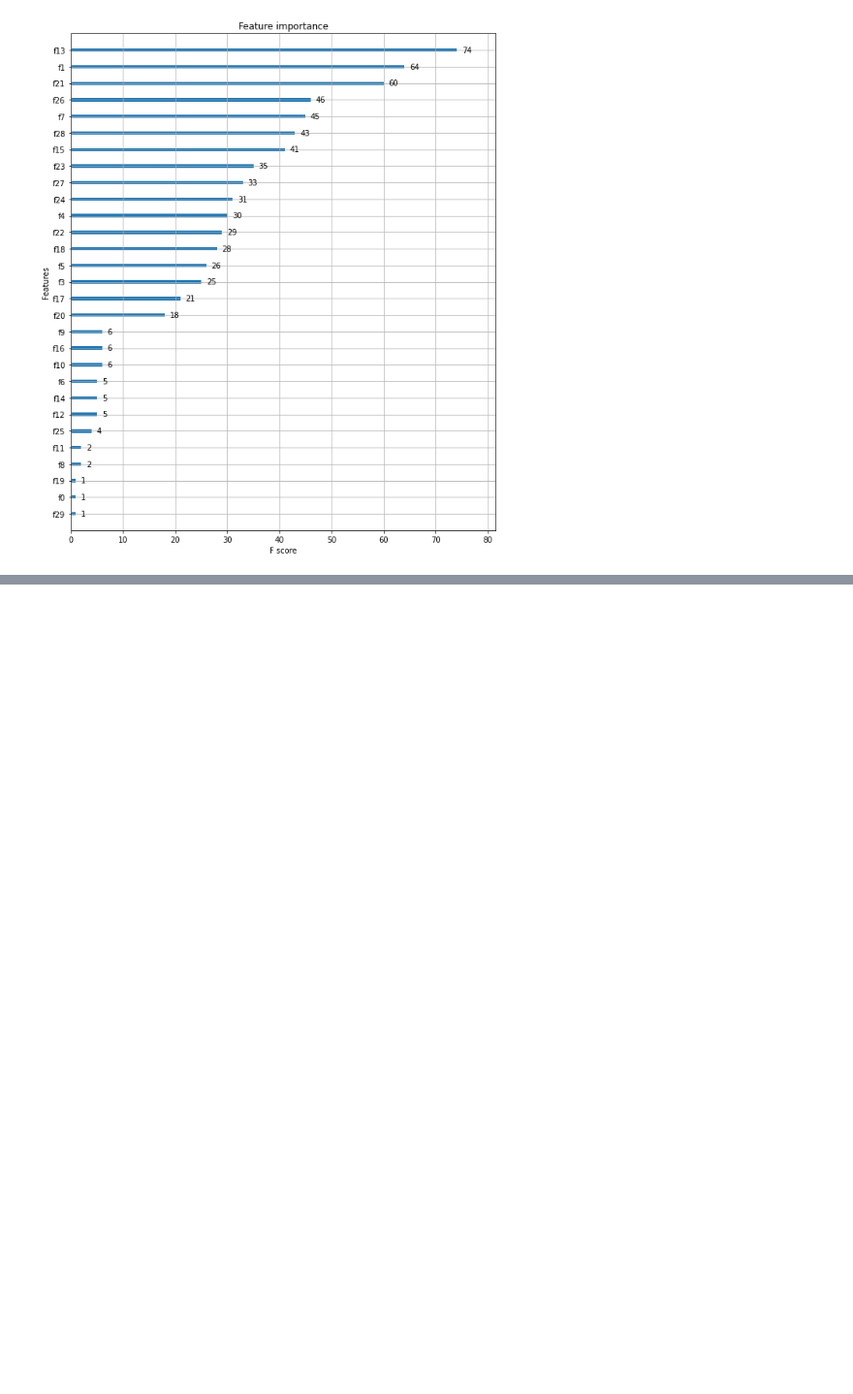
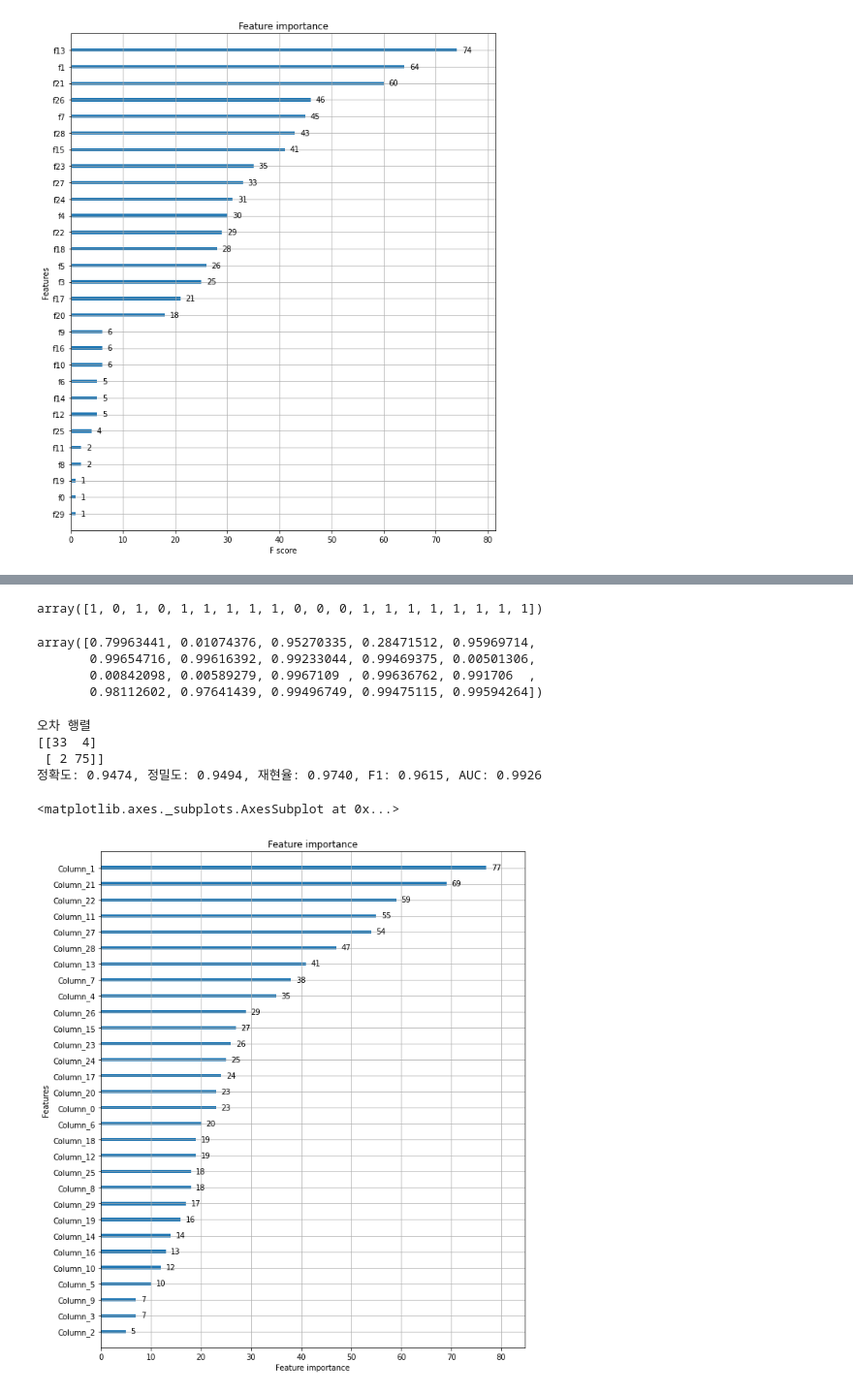
Before and after one commit to hyomin14/ML_practice, a Jupyter notebook: 04_Classification/Chapter4_ensemble.ipynb, the cells around one changed output, grey strips where cells are left out. Shown: that part at 97% size. Cells and saved outputs as stored; diff of their text form; code cells hidden in the pictures; blank space fills up the shorter version.

```diff
--- a/04_Classification/Chapter4_ensemble.ipynb
+++ b/04_Classification/Chapter4_ensemble.ipynb
@@ -476,0 +486,24 @@ plot_importance(xgb_wrapper, ax=ax)
+# %%
+#LightGBM의 파이썬 패키지인 lightgbm에서 LGBMClassifier import
+from lightgbm import LGBMClassifier
+
+import pandas as pd
+import numpy as np
+from sklearn.datasets import load_breast_cancer
+from sklearn.model_selection import train_test_split
+
+dataset = load_breast_cancer()
+ftr = dataset.data
+target = dataset.target
+
+#전체 데이터 중 80%는 학습용 데이터, 20%는 테스트용 데이터 추출
+X_train, X_test, y_train, y_test = train_test_split(ftr, target, test_size=0.2, random_state=156)
+
+#앞서 XGBoost와 동일하게 n_estimators는 400 설정
+lgbm_wrapper = LGBMClassifier(n_estimators=400)
+
+#LightGBM도 XGBoost와 동일하게 조기 중단 수행 가능
+evals = [(X_test, y_test)]
+lgbm_wrapper.fit(X_train, y_train, early_stopping_rounds=100, eval_metric="logloss", eval_set=evals, verbose=True)
+preds = lgbm_wrapper.predict(X_test)
+pred_proba = lgbm_wrapper.predict_proba(X_test)[:, 1]
@@ -476,0 +528,29 @@ plot_importance(xgb_wrapper, ax=ax)
+# %%
+preds[:20]
+# %% [output]
+array([1, 0, 1, 0, 1, 1, 1, 1, 1, 0, 0, 0, 1, 1, 1, 1, 1, 1, 1, 1])
+# %%
+pred_proba[:20]
+# %% [output]
+array([0.79963441, 0.01074376, 0.95270335, 0.28471512, 0.95969714,
+       0.99654716, 0.99616392, 0.99233044, 0.99469375, 0.00501306,
+       0.00842098, 0.00589279, 0.9967109 , 0.99636762, 0.991706  ,
+       0.98112602, 0.97641439, 0.99496749, 0.99475115, 0.99594264])
+# %%
+get_clf_eval(y_test, preds, pred_proba)
+# %% [output]
+오차 행렬
+[[33  4]
+ [ 2 75]]
+정확도: 0.9474, 정밀도: 0.9494, 재현율: 0.9740, F1: 0.9615, AUC: 0.9926
+# %%
+#lightgbm은 xgboost와 동일하게 피처 중요도 시각화하는 plot_importance() 제공, 사이킷런 래퍼 클래스 입력해도 ok
+from lightgbm import plot_importance
+import matplotlib.pyplot as plt
+%matplotlib inline
+
+fig, ax = plt.subplots(figsize=(10,12))
+plot_importance(lgbm_wrapper, ax=ax)
+# %% [output]
+<matplotlib.axes._subplots.AxesSubplot at 0x...>
+[figure, added]
```
Also changed, not shown: parts of 19 cells of this notebook.
